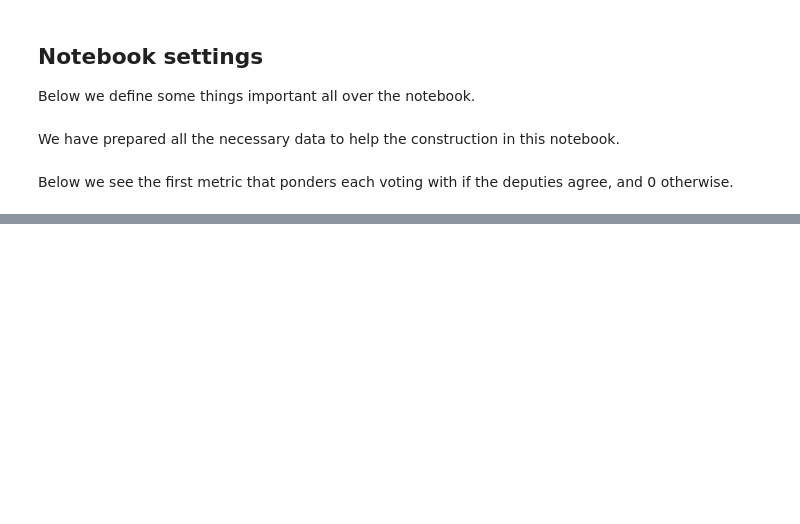
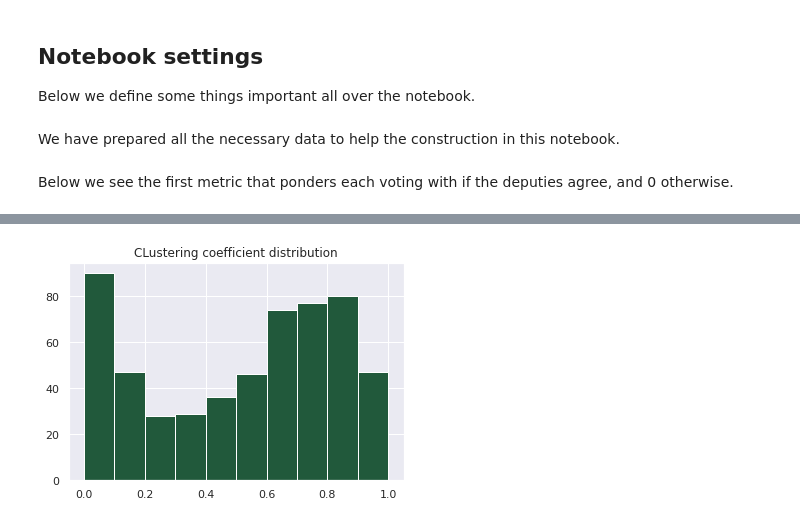
Before and after one commit to lucasmoschen/project-network-science, a Jupyter notebook: notebooks/network_features.ipynb, the cells around one changed output, grey strips where cells are left out. Cells and saved outputs as stored; diff of their text form; code cells hidden in the pictures; blank space fills up the shorter version.

```diff
--- a/notebooks/network_features.ipynb
+++ b/notebooks/network_features.ipynb
@@ -74,0 +100,6 @@ plt.show()
+# %%
+plt.hist(nx.clustering(G).values(), color = palette)
+plt.title('CLustering coefficient distribution')
+plt.show()
+# %% [output]
+[figure, added]
```
Also changed, not shown: parts of 7 cells of this notebook.
